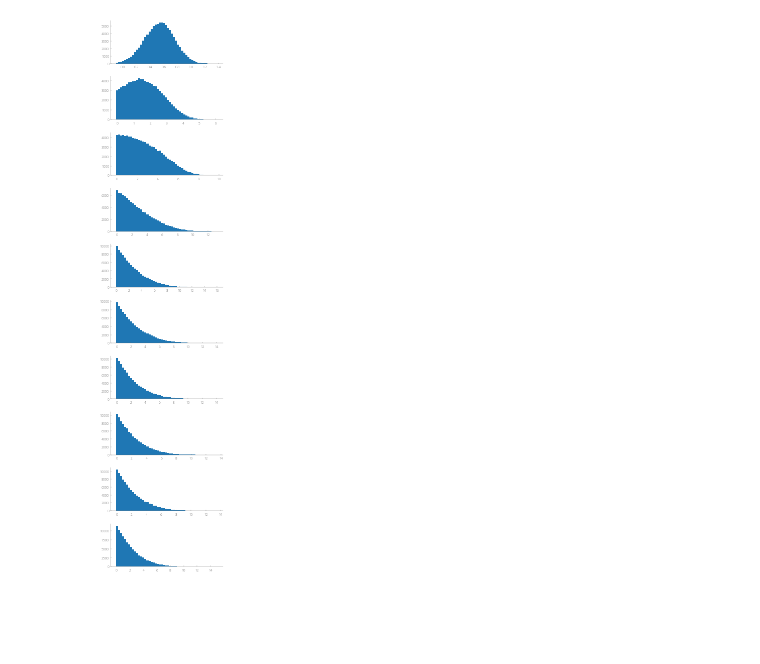
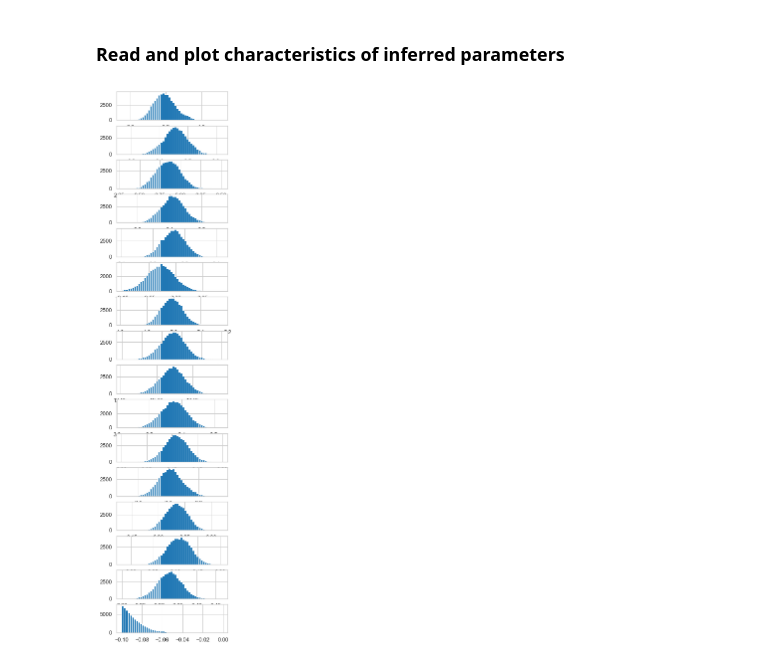
Before and after one commit to thearagon/posterior-sampling, a Jupyter notebook: resampling_posterior.ipynb, the cells around one changed output. Drawn from its saved outputs; the diff is of its cells as text; code cells hidden in the pictures; blank space fills up the shorter version.

```diff
--- a/resampling_posterior.ipynb
+++ b/resampling_posterior.ipynb
@@ -19,7 +19,8 @@ import pdb
 import copy
 
 ## Figures config
-plt.style.use('/home/thea/mycode/python/myfig.mplstyle')
+sns.set_style("whitegrid")
+sns.set_context("notebook")
 myblue = '#244c77ff'
 mycyan = '#3f7f93ff'
 myred ='#c3553aff'
@@ -27,43 +28,71 @@ myorange ='#f4a40bff'
 
 ## Config
 confdir = os.getcwd()
+## 3D or 2D test
+is3d = True # or False
+# %% [markdown]
+### Read and plot characteristics of inferred parameters
 # %%
 def calcM0(slip,area):
     '''
     in dyne.m
 
     mu S D *nbr subfaults * 10**7 to convert to dyn.cm
     '''
     mu = 2.5*1.e10
 
     # convert area to m2 (slip already in m)
     ssum = (slip[:]*area*1e6).sum()
 
     M0 = ssum * mu * 1.e7
     Mw = (2./3.)*np.log10(M0)-10.7
 
     return M0, Mw
 
 ## Read target
-ini_trgt = np.loadtxt(confdir+'/co_slip_rishav.dat', delimiter=',')
-trgt = np.array([np.average(ini_trgt[i:i+20,1]) for i in np.arange(0,200,20)] + np.zeros((10,)).tolist())
-area=2*50
-M0, Mw = calcM0(trgt[:10],area)
+if is3d is True:
+    init_trgt = np.loadtxt(confdir+'/3d_targetslip.txt', delimiter=',', comments='>')
+    init_fault = np.loadtxt(confdir+'/3d_faultcenters.txt', delimiter=' ', comments='>')
+    ind = np.where( np.logical_and(init_fault[:,1]>=-25, init_fault[:,1]<=10) )
+    sel_fault = init_fault[ind,:]
+    trgt = init_trgt[np.array(ind)+len(init_trgt)//2][0]
+    area = np.loadtxt(confdir+'/3d_area.txt', delimiter=',', comments='>')[ind]
+    Np = len(trgt)
+    M0, Mw = calcM0(trgt,area)
 
-## Read AlTar results
-h5file =  h5py.File(confdir+'/a2.h5','r')
-ss = h5file['ParameterSets']['strikeslip'][()]
-ds = h5file['ParameterSets']['dipslip'][()]
-samp = np.transpose(np.hstack((ss,ds)))
-Np= np.shape(samp)[0]  # number of subfaults
-std = [np.std(samp[i,:]) for i in range(Np) ]
-moy = np.mean( samp, axis=1 )
+    ## Read AlTar results
+    h5file =  h5py.File(confdir+'/3d_res.h5','r')
+    ss = h5file['ParameterSets']['strikeslip'][()][:,np.array(ind)]
+    ds = h5file['ParameterSets']['dipslip'][()][:,np.array(ind)]
+    slip = ds[:,0,:]
+    Np = slip.shape[1]
+    std = [np.std(slip[:,i]) for i in range(Np) ]
+    moy = np.mean( slip, axis=0 )
 
-## Plot marginal PDFs
-fig, ax = plt.subplots(10,1,figsize=(4,20))
-for i in range(10):
-    ax[i].hist(ss[:,i], bins=50)
+    fig, ax = plt.subplots(Np,1,figsize=(4,20))
+    for i in range(Np):
+        ax[i].hist(slip[:,i], bins=50)
+else:
+    ini_trgt = np.loadtxt(confdir+'/2d_targetslip.dat', delimiter=',')
+    trgt = np.array([np.average(ini_trgt[i:i+20,1]) for i in np.arange(0,200,20)] + np.zeros((10,)).tolist())
+    area=2*50
+    M0, Mw = calcM0(trgt[:10],area)
+
+    ## Read AlTar results
+    h5file =  h5py.File(confdir+'/2d_res.h5','r')
+    ss = h5file['ParameterSets']['strikeslip'][()]
+    ds = h5file['ParameterSets']['dipslip'][()]
+    slip = ss
+    samp = np.transpose(np.hstack((ss,ds)))
+    Np= np.shape(samp)[0]//2  # number of subfaults
+    std = [np.std(samp[i,:]) for i in range(Np) ]
+    moy = np.mean( samp, axis=1 )
+
+    ## Plot marginal posterior PDFs
+    fig, ax = plt.subplots(10,1,figsize=(4,20))
+    for i in range(10):
+        ax[i].hist(slip[:,i], bins=50)
 # %% [output]
-[figure, old version]
+[figure, new version]
 # %%
 ## Plot samples
```
Also changed, not shown: parts of 7 cells of this notebook, 5 other files.
